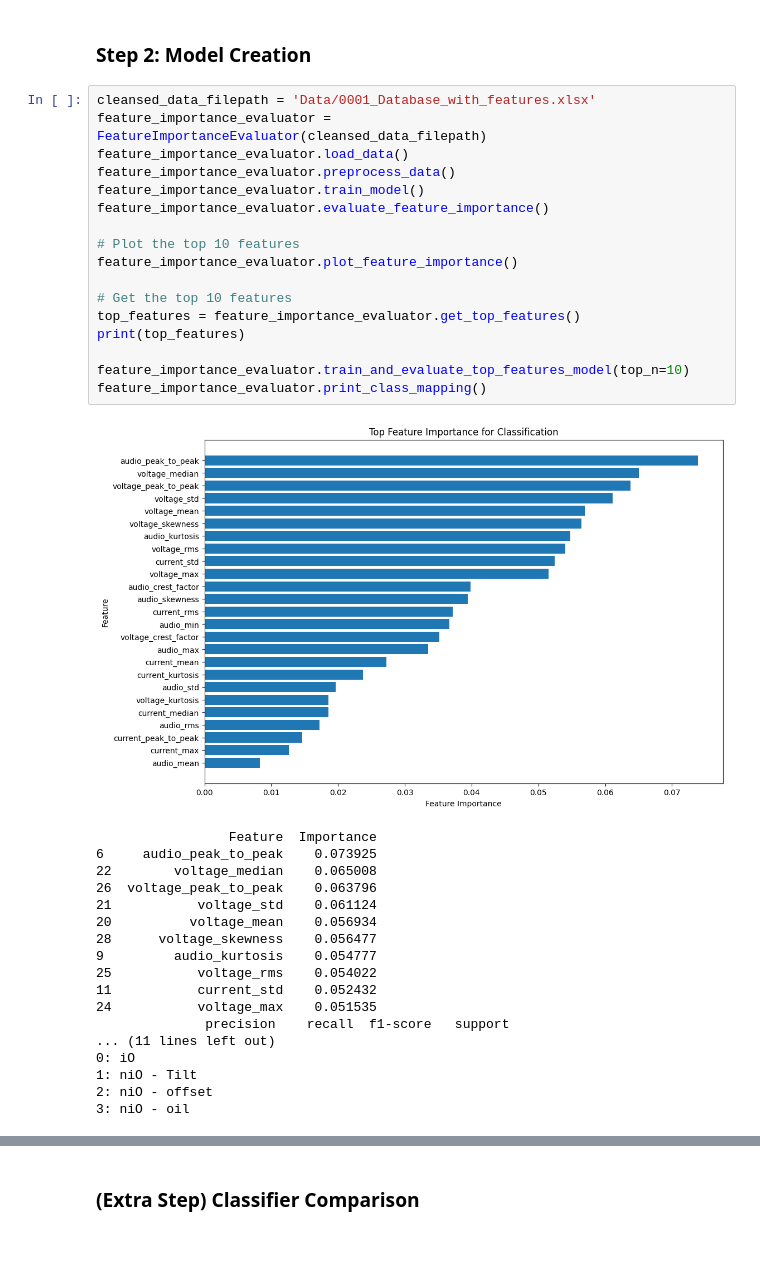
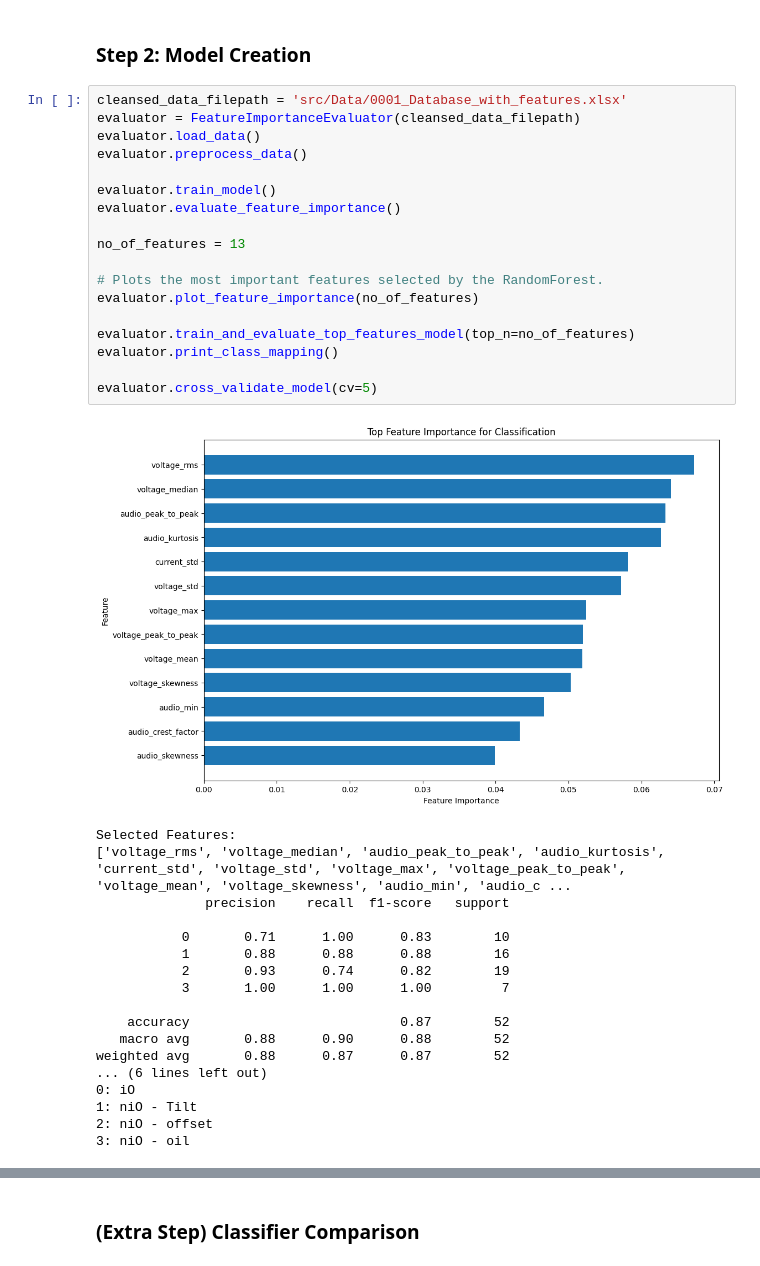
Before and after one commit to ngu-oli/AiInPE_GroupB, a Jupyter notebook: notebook.ipynb, the cells around one changed output, grey strips where cells are left out. Drawn from its saved outputs; the diff is of its cells as text.

Commit message:
added cross-validation to the model, also added an alternative feature selection method (SelectKBest)

```diff
--- a/notebook.ipynb
+++ b/notebook.ipynb
@@ -76,39 +79,40 @@ Data saved to Data/0001_Database_with_features.xlsx
 [5 rows x 22 columns]
 # %% [markdown]
 ### Step 2: Model Creation
-# %%
-cleansed_data_filepath = 'Data/0001_Database_with_features.xlsx'
-feature_importance_evaluator = FeatureImportanceEvaluator(cleansed_data_filepath)
-feature_importance_evaluator.load_data()
-feature_importance_evaluator.preprocess_data()
-feature_importance_evaluator.train_model()
-feature_importance_evaluator.evaluate_feature_importance()
-
-# Plot the top 10 features
-feature_importance_evaluator.plot_feature_importance()
-
-# Get the top 10 features
-top_features = feature_importance_evaluator.get_top_features()
-print(top_features)
-
-feature_importance_evaluator.train_and_evaluate_top_features_model(top_n=10)
-feature_importance_evaluator.print_class_mapping()
-# %% [output]
-[figure, removed]
-                 Feature  Importance
-6     audio_peak_to_peak    0.073925
-22        voltage_median    0.065008
-26  voltage_peak_to_peak    0.063796
-21           voltage_std    0.061124
-20          voltage_mean    0.056934
-28      voltage_skewness    0.056477
-9         audio_kurtosis    0.054777
-25           voltage_rms    0.054022
-11           current_std    0.052432
-24           voltage_max    0.051535
-              precision    recall  f1-score   support
-... (11 lines left out)
-0: iO
-1: niO - Tilt
-2: niO - offset
-3: niO - oil
+# %%
+cleansed_data_filepath = 'src/Data/0001_Database_with_features.xlsx'
+evaluator = FeatureImportanceEvaluator(cleansed_data_filepath)
+evaluator.load_data()
+evaluator.preprocess_data()
+
+evaluator.train_model()
+evaluator.evaluate_feature_importance()
+
+no_of_features = 13
+
+# Plots the most important features selected by the RandomForest.
+evaluator.plot_feature_importance(no_of_features)
+
+evaluator.train_and_evaluate_top_features_model(top_n=no_of_features)
+evaluator.print_class_mapping()
+
+evaluator.cross_validate_model(cv=5)
+# %% [output]
+[figure, added]
+Selected Features:
+['voltage_rms', 'voltage_median', 'audio_peak_to_peak', 'audio_kurtosis', 'current_std', 'voltage_std', 'voltage_max', 'voltage_peak_to_peak', 'voltage_mean', 'voltage_skewness', 'audio_min', 'audio_c ...
+              precision    recall  f1-score   support
+
+           0       0.71      1.00      0.83        10
+           1       0.88      0.88      0.88        16
+           2       0.93      0.74      0.82        19
+           3       1.00      1.00      1.00         7
+
+    accuracy                           0.87        52
+   macro avg       0.88      0.90      0.88        52
+weighted avg       0.88      0.87      0.87        52
+... (6 lines left out)
+0: iO
+1: niO - Tilt
+2: niO - offset
+3: niO - oil
```
Also changed, not shown: parts of 5 cells of this notebook, 2 other files.
